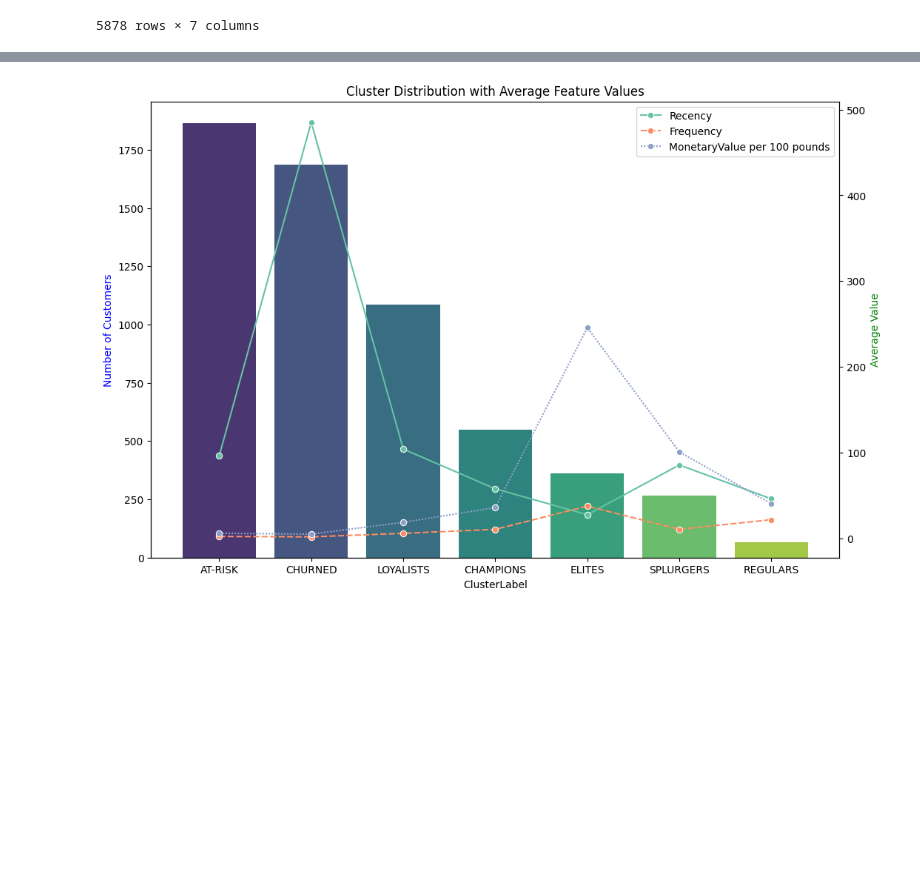
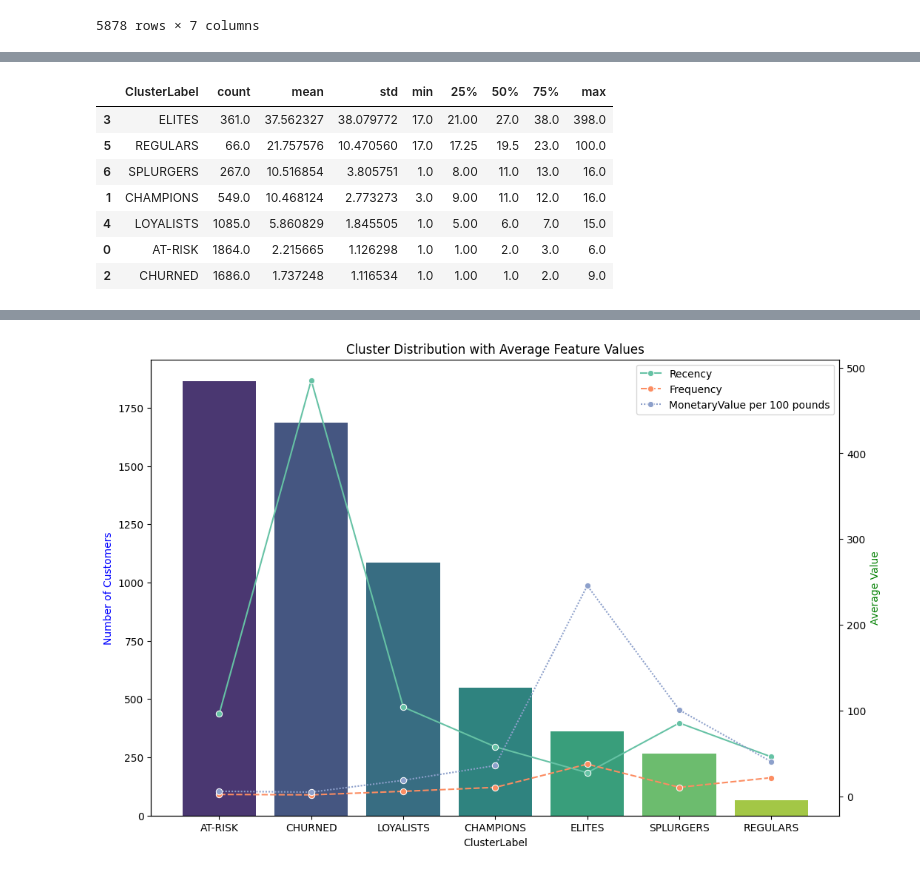
Before and after one commit to utkarsh4tech/customer_segmentation, a Jupyter notebook: CustomerSegmentation.ipynb, the cells around one changed output, grey strips where cells are left out. Saved outputs shown, nothing was run; the diff lists cells and outputs as text; code cells hidden in the pictures; blank space fills up the shorter version.

```diff
--- a/CustomerSegmentation.ipynb
+++ b/CustomerSegmentation.ipynb
@@ -765,0 +777,11 @@ full_clustering_df
+# %%
+full_clustering_df.groupby(by="ClusterLabel", as_index=False)["Frequency"].describe().sort_values(by="mean", ascending=False)
+# %% [output]
+|  | ClusterLabel | count | mean | std | min | 25% | 50% | 75% | max |
+| 3 | ELITES | 361.0 | 37.562327 | 38.079772 | 17.0 | 21.00 | 27.0 | 38.0 | 398.0 |
+| 5 | REGULARS | 66.0 | 21.757576 | 10.470560 | 17.0 | 17.25 | 19.5 | 23.0 | 100.0 |
+| 6 | SPLURGERS | 267.0 | 10.516854 | 3.805751 | 1.0 | 8.00 | 11.0 | 13.0 | 16.0 |
+| 1 | CHAMPIONS | 549.0 | 10.468124 | 2.773273 | 3.0 | 9.00 | 11.0 | 12.0 | 16.0 |
+| 4 | LOYALISTS | 1085.0 | 5.860829 | 1.845505 | 1.0 | 5.00 | 6.0 | 7.0 | 15.0 |
+| 0 | AT-RISK | 1864.0 | 2.215665 | 1.126298 | 1.0 | 1.00 | 2.0 | 3.0 | 6.0 |
+| 2 | CHURNED | 1686.0 | 1.737248 | 1.116534 | 1.0 | 1.00 | 1.0 | 2.0 | 9.0 |
```
Also changed, not shown: parts of 2 cells of this notebook.
